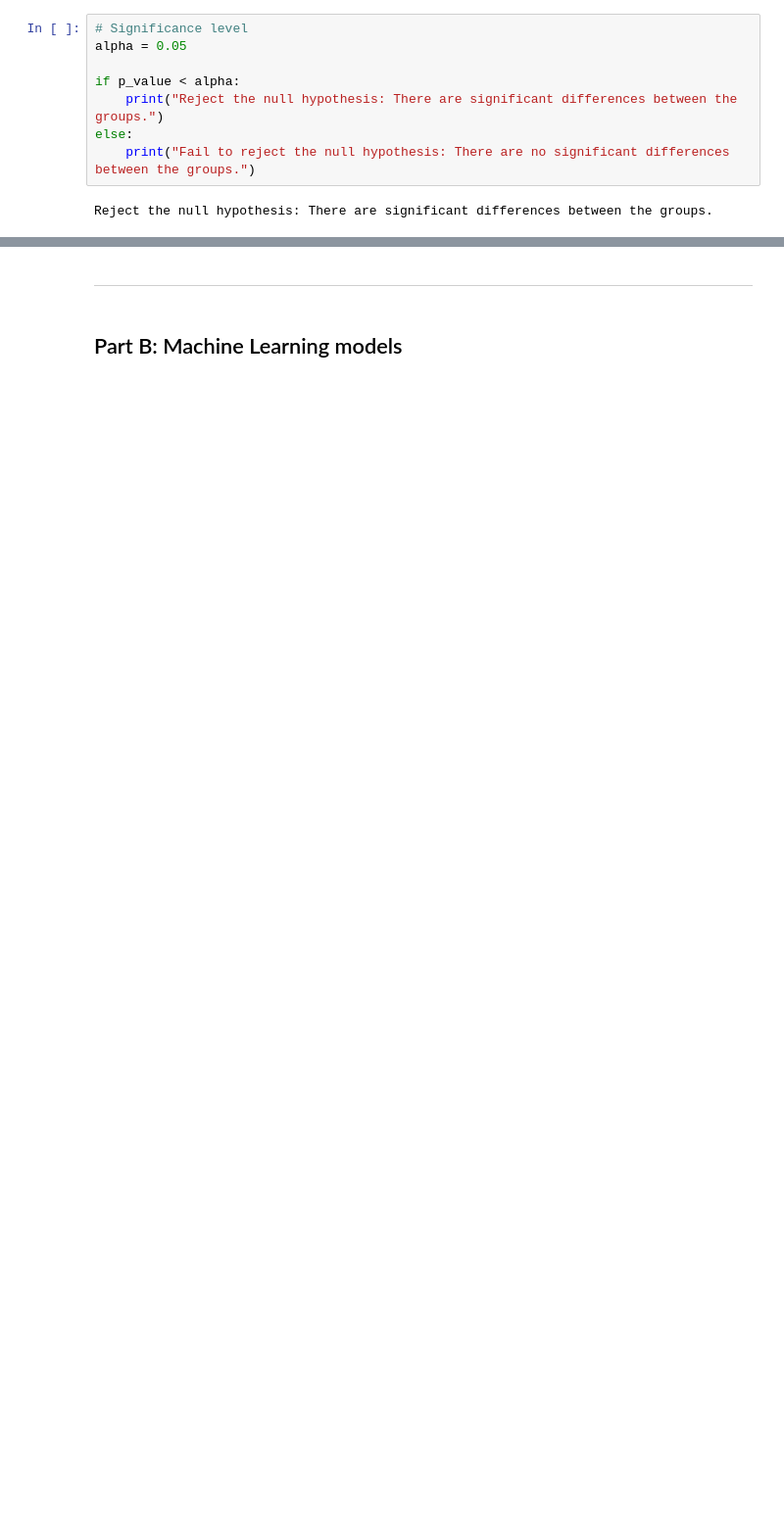
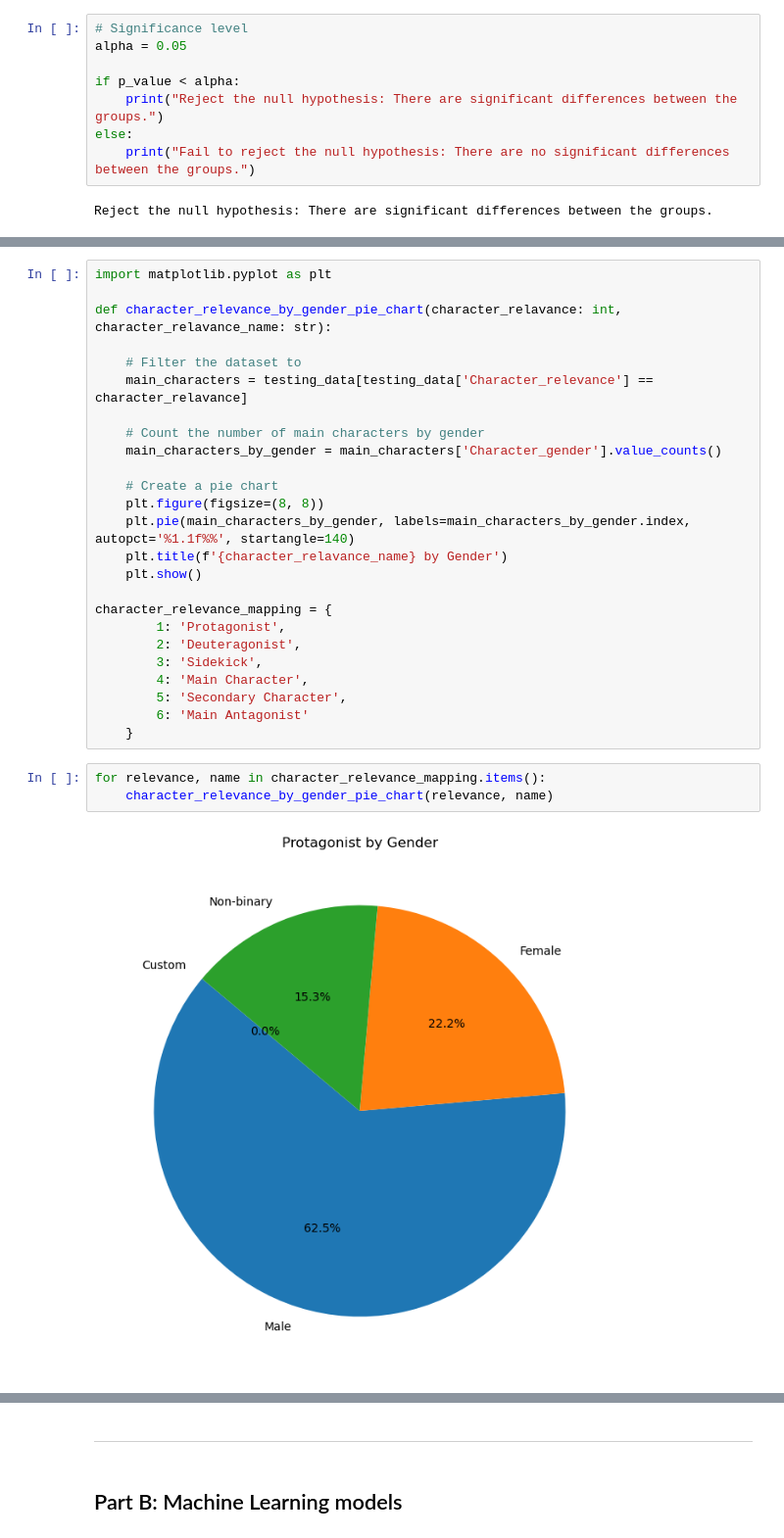
Before and after one commit to Kym-e/Coursework2, a Jupyter notebook: Coursework2.ipynb, the cells around one changed output, grey strips where cells are left out. Shown: that part at 98% size. Drawn from its saved outputs; the diff is of its cells as text; blank space fills up the shorter version.

```diff
--- a/Coursework2.ipynb
+++ b/Coursework2.ipynb
@@ -1139,0 +1173,30 @@ Reject the null hypothesis: There are significant differences between the groups
+# %%
+import matplotlib.pyplot as plt
+
+def character_relevance_by_gender_pie_chart(character_relavance: int, character_relavance_name: str):
+
+    # Filter the dataset to
+    main_characters = testing_data[testing_data['Character_relevance'] == character_relavance]
+
+    # Count the number of main characters by gender
+    main_characters_by_gender = main_characters['Character_gender'].value_counts()
+
+    # Create a pie chart
+    plt.figure(figsize=(8, 8))
+    plt.pie(main_characters_by_gender, labels=main_characters_by_gender.index, autopct='%1.1f%%', startangle=140)
+    plt.title(f'{character_relavance_name} by Gender')
+    plt.show()
+
+character_relevance_mapping = {
+        1: 'Protagonist',
+        2: 'Deuteragonist',
+        3: 'Sidekick',
+        4: 'Main Character',
+        5: 'Secondary Character',
+        6: 'Main Antagonist'
+    }
+# %%
+for relevance, name in character_relevance_mapping.items():
+    character_relevance_by_gender_pie_chart(relevance, name)
+# %% [output]
+[figure, added]
```
Also changed, not shown: parts of 18 cells of this notebook.
